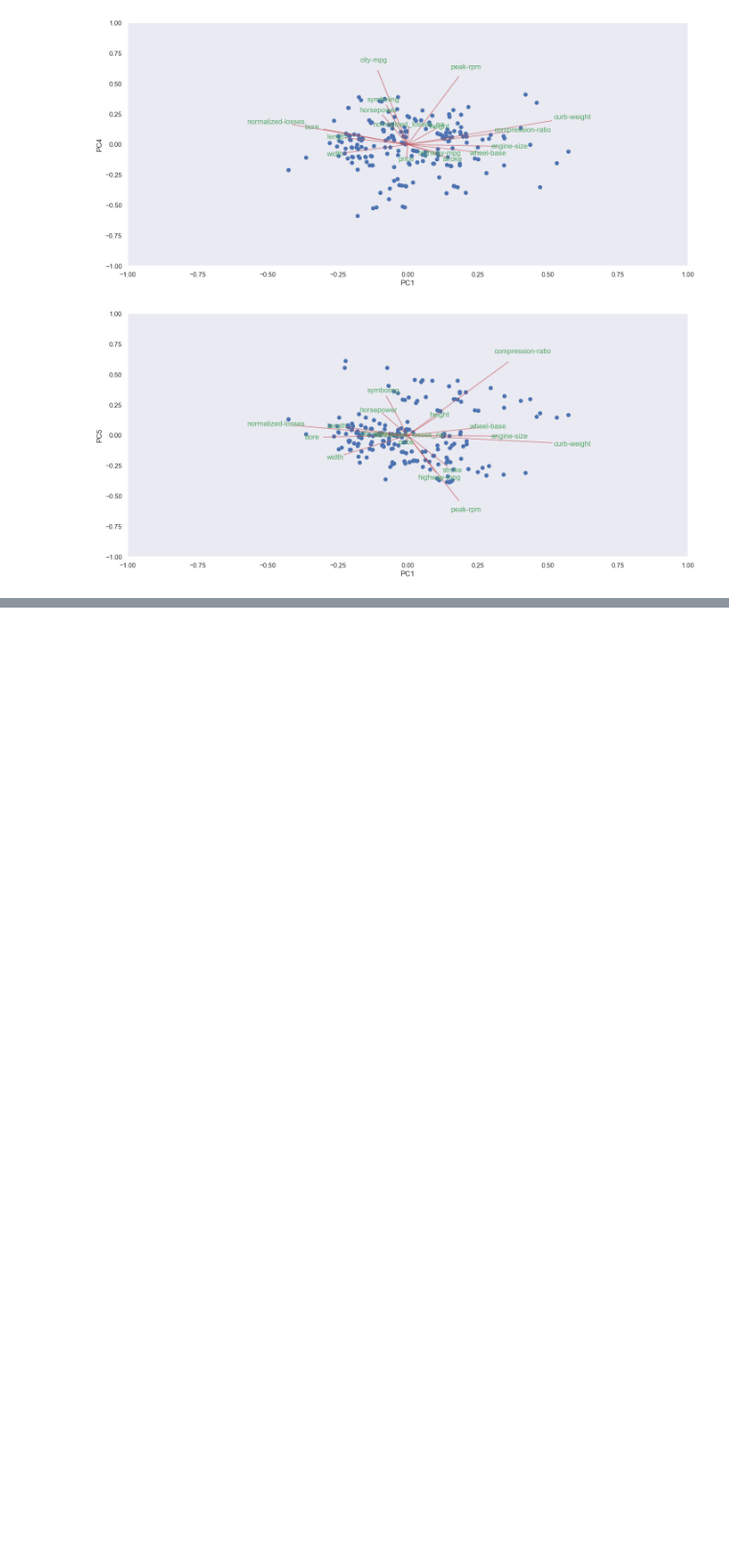
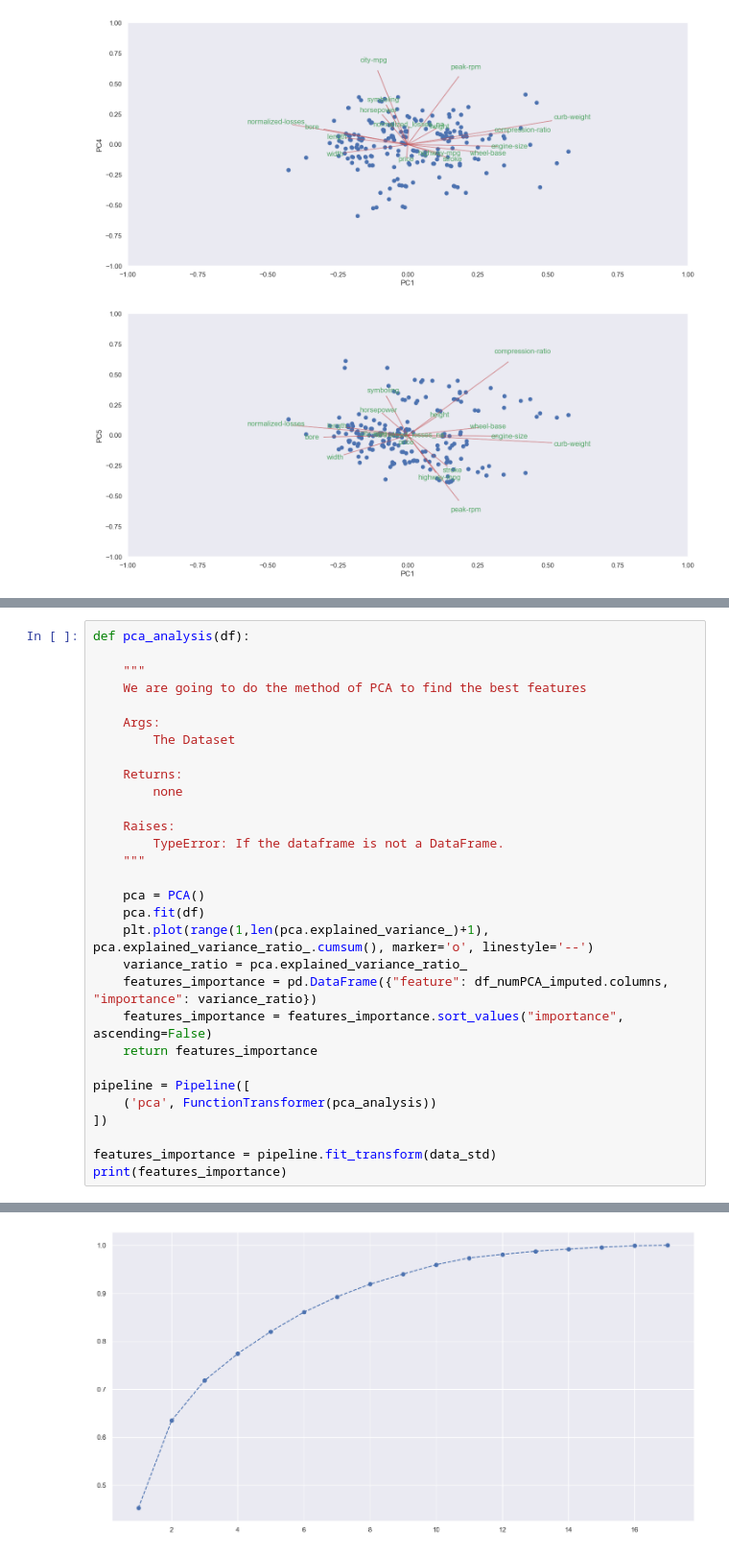
Before and after one commit to alejandro945/insurance-risk, a Jupyter notebook: src/main.ipynb, the cells around one changed output, grey strips where cells are left out. Shown at 96% size. Saved outputs shown, nothing was run; the diff lists cells and outputs as text; blank space fills up the shorter version.

```diff
--- a/src/main.ipynb
+++ b/src/main.ipynb
@@ -1613,3 +1596,34 @@ PC4 está influenciado principalmente por las variables "city-mpg" (eficiencia d
 
 ### COMPONENTE PRINCIPAL CINCO (PC5):
 PC5 está influenciado principalmente por las variables "Compression-ratio" (revoluciones por minuto máximas del motor) y "Horsepower". PC5 parece capturar la potencia y el nivel de riesgo asociado a vehículos con mayor rendimiento.
+# %%
+def pca_analysis(df):
+
+    """
+    We are going to do the method of PCA to find the best features
+
+    Args:
+        The Dataset
+
+    Returns:
+        none
+
+    Raises:
+        TypeError: If the dataframe is not a DataFrame.
+    """
+
+    pca = PCA()
+    pca.fit(df)
+    plt.plot(range(1,len(pca.explained_variance_)+1), pca.explained_variance_ratio_.cumsum(), marker='o', linestyle='--')
+    variance_ratio = pca.explained_variance_ratio_
+    features_importance = pd.DataFrame({"feature": df_numPCA_imputed.columns, "importance": variance_ratio})
+    features_importance = features_importance.sort_values("importance", ascending=False)
+    return features_importance
+
+pipeline = Pipeline([
+    ('pca', FunctionTransformer(pca_analysis))
+])
+
+features_importance = pipeline.fit_transform(data_std)
+print(features_importance)
+# %% [output]
@@ -1615,0 +1648 @@ PC5 está influenciado principalmente por las variables "Compression-ratio" (rev
+[figure, added]
```
Also changed, not shown: parts of 40 cells of this notebook.
